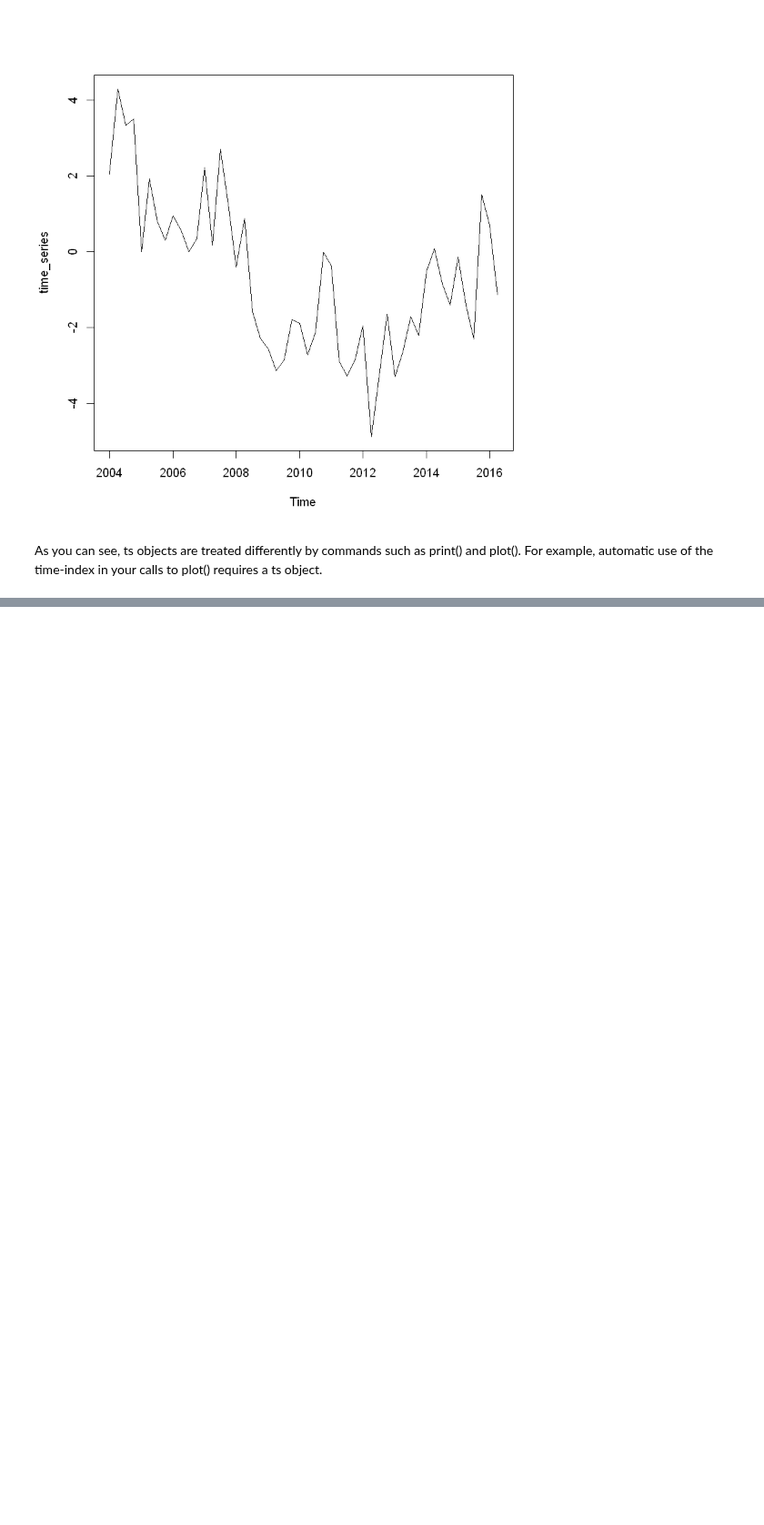
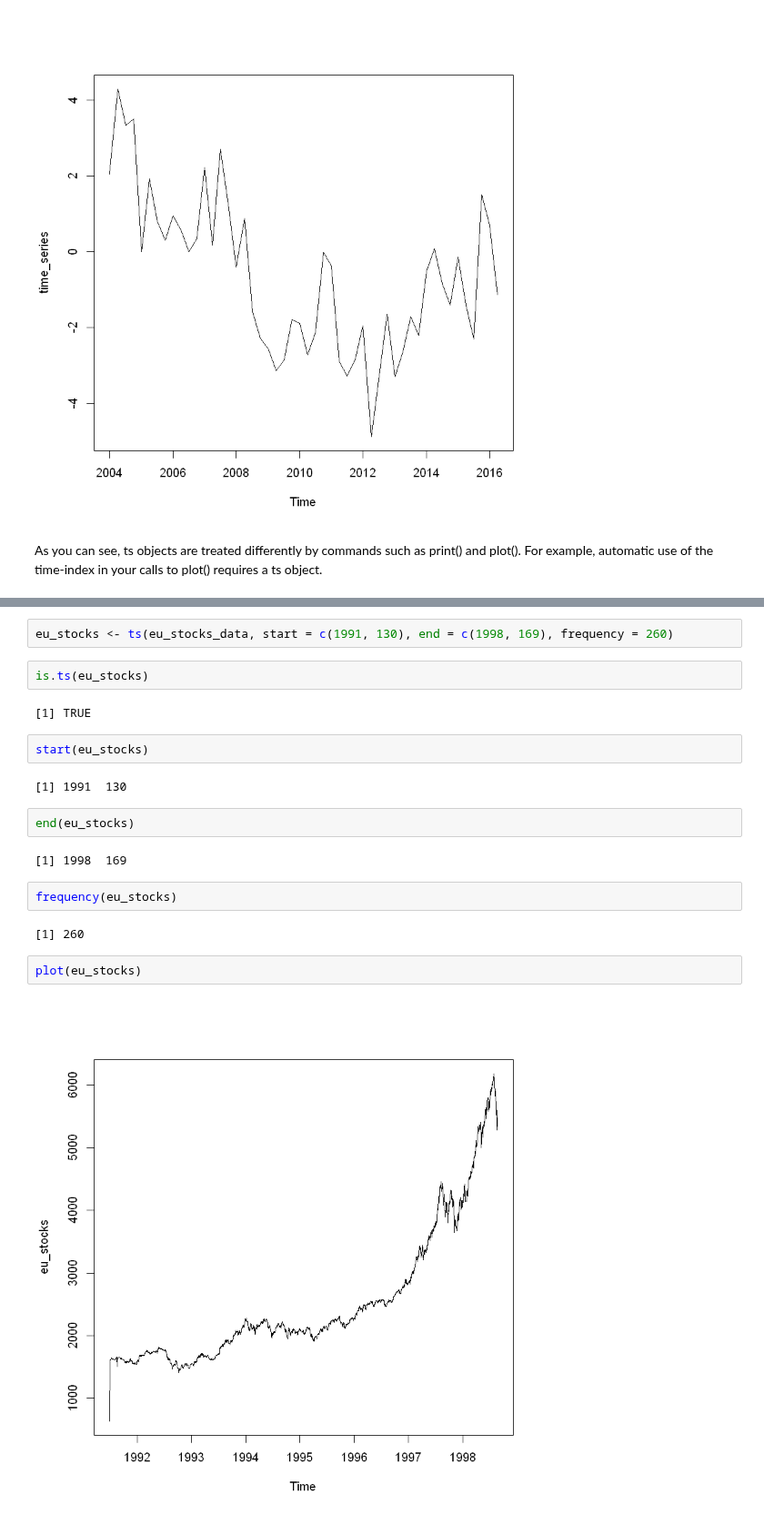
Before and after one commit to iamjz/R-Data, a Jupyter notebook: Time Series Introduction.ipynb, the cells around one changed output, grey strips where cells are left out. Shown at 91% size. Drawn from its saved outputs; the diff is of its cells as text; blank space fills up the shorter version.

```diff
--- a/Time Series Introduction.ipynb
+++ b/Time Series Introduction.ipynb
@@ -212,0 +1064,22 @@ In this exercise, you'll explore the class of the datasets you've been using thr
+# %%
+eu_stocks <- ts(eu_stocks_data, start = c(1991, 130), end = c(1998, 169), frequency = 260)
+# %%
+is.ts(eu_stocks)
+# %% [output]
+[1] TRUE
+# %%
+start(eu_stocks)
+# %% [output]
+[1] 1991  130
+# %%
+end(eu_stocks)
+# %% [output]
+[1] 1998  169
+# %%
+frequency(eu_stocks)
+# %% [output]
+[1] 260
+# %%
+plot(eu_stocks)
+# %% [output]
+[figure, added]
```
Also changed, not shown: parts of 10 cells of this notebook.
